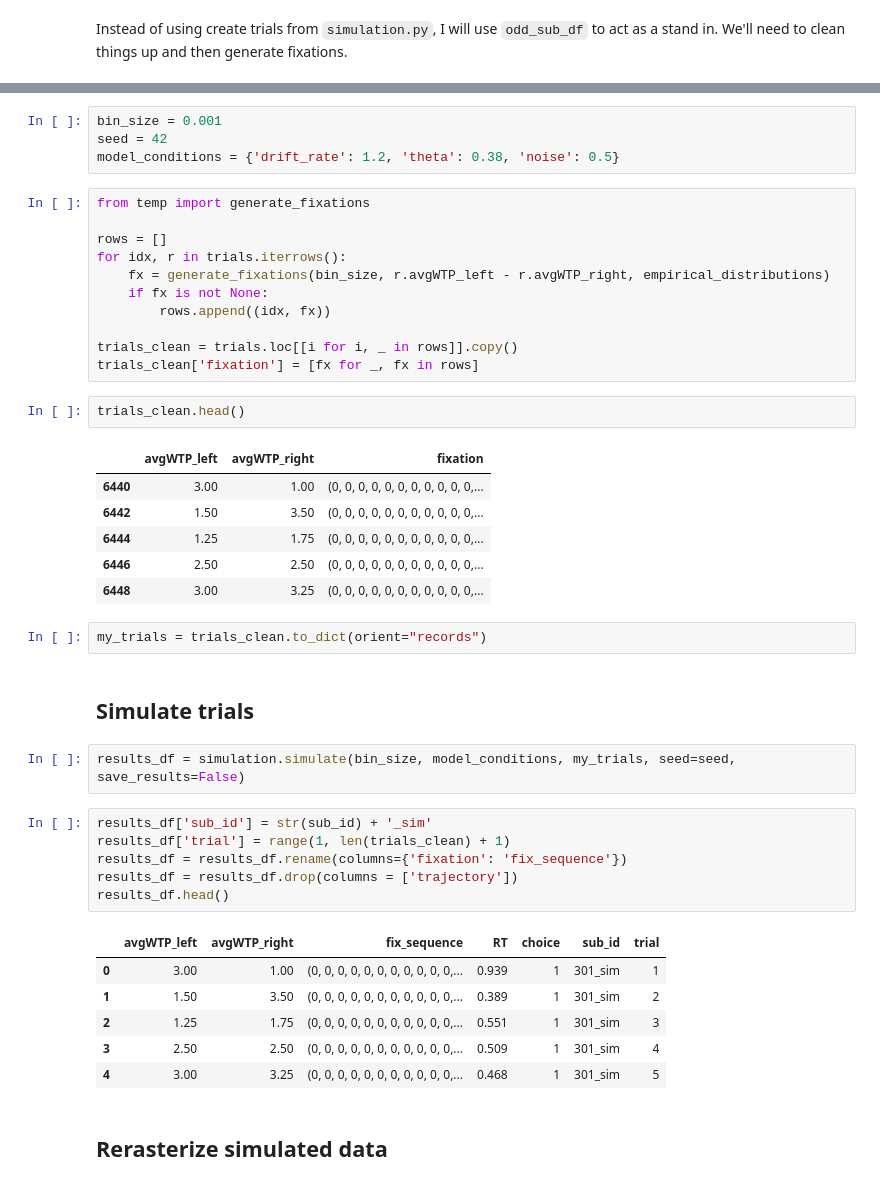
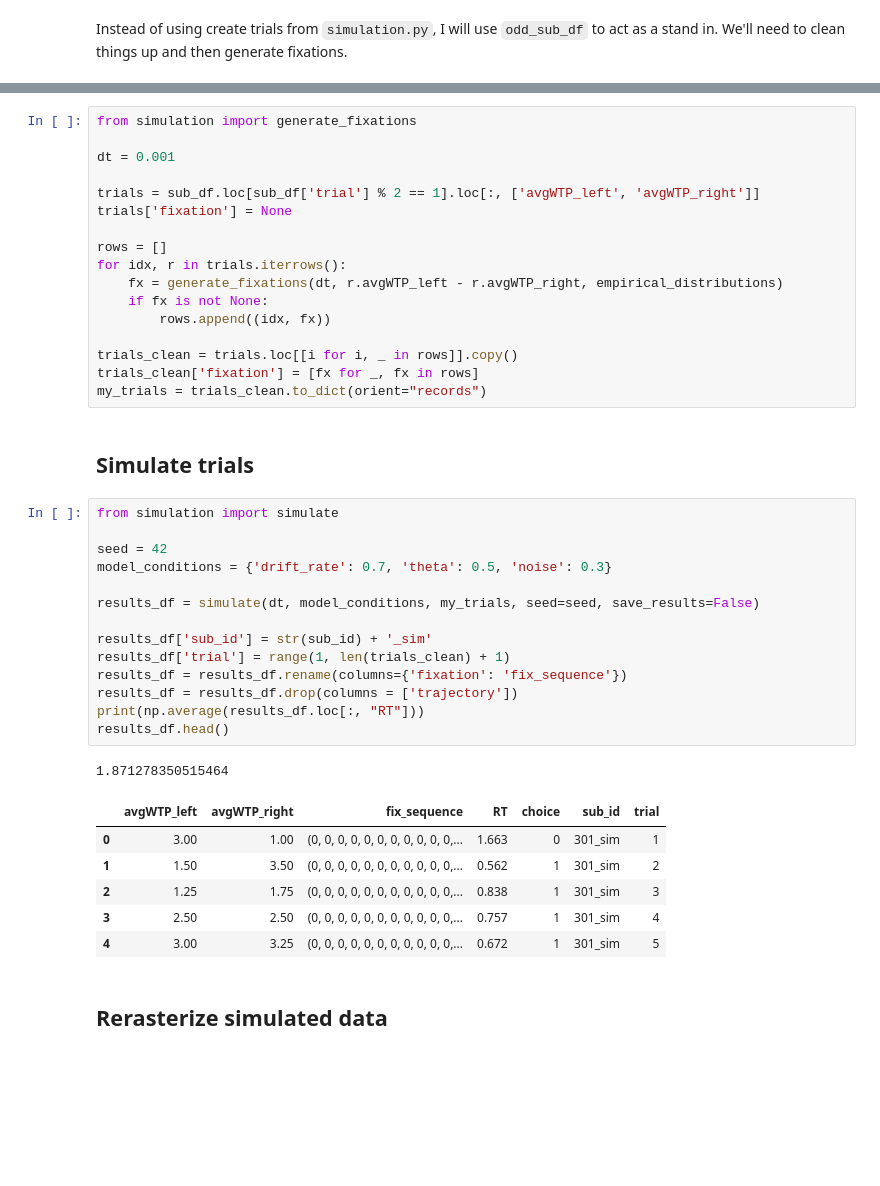
Before and after one commit to Hehesh/DDM, a Jupyter notebook: by_subject_simulation.ipynb, the cells around one changed output, grey strips where cells are left out. Saved outputs shown, nothing was run; the diff lists cells and outputs as text; blank space fills up the shorter version.

```diff
--- a/by_subject_simulation.ipynb
+++ b/by_subject_simulation.ipynb
@@ -55,45 +44,43 @@ See the caveats in the documentation: https://pandas.pydata.org/pandas-docs/stab
-# %%
-bin_size = 0.001
-seed = 42
-model_conditions = {'drift_rate': 1.2, 'theta': 0.38, 'noise': 0.5}
 # %%
-from temp import generate_fixations
+from simulation import generate_fixations
+
+dt = 0.001
+
+trials = sub_df.loc[sub_df['trial'] % 2 == 1].loc[:, ['avgWTP_left', 'avgWTP_right']]
+trials['fixation'] = None
 
 rows = []
 for idx, r in trials.iterrows():
-    fx = generate_fixations(bin_size, r.avgWTP_left - r.avgWTP_right, empirical_distributions)
+    fx = generate_fixations(dt, r.avgWTP_left - r.avgWTP_right, empirical_distributions)
     if fx is not None:
         rows.append((idx, fx))
 
 trials_clean = trials.loc[[i for i, _ in rows]].copy()
 trials_clean['fixation'] = [fx for _, fx in rows]
+my_trials = trials_clean.to_dict(orient="records")
-# %%
-trials_clean.head()
-# %% [output]
-|  | avgWTP_left | avgWTP_right | fixation |
-| 6440 | 3.00 | 1.00 | (0, 0, 0, 0, 0, 0, 0, 0, 0, 0, 0,... |
-| 6442 | 1.50 | 3.50 | (0, 0, 0, 0, 0, 0, 0, 0, 0, 0, 0,... |
-| 6444 | 1.25 | 1.75 | (0, 0, 0, 0, 0, 0, 0, 0, 0, 0, 0,... |
-| 6446 | 2.50 | 2.50 | (0, 0, 0, 0, 0, 0, 0, 0, 0, 0, 0,... |
-| 6448 | 3.00 | 3.25 | (0, 0, 0, 0, 0, 0, 0, 0, 0, 0, 0,... |
-# %%
-my_trials = trials_clean.to_dict(orient="records")
 # %% [markdown]
 ## Simulate trials
 # %%
-results_df = simulation.simulate(bin_size, model_conditions, my_trials, seed=seed, save_results=False)
+from simulation import simulate
+
+seed = 42
+model_conditions = {'drift_rate': 0.7, 'theta': 0.5, 'noise': 0.3}
+
+results_df = simulate(dt, model_conditions, my_trials, seed=seed, save_results=False)
+
+results_df['sub_id'] = str(sub_id) + '_sim'
+results_df['trial'] = range(1, len(trials_clean) + 1)
+results_df = results_df.rename(columns={'fixation': 'fix_sequence'})
+results_df = results_df.drop(columns = ['trajectory'])
+print(np.average(results_df.loc[:, "RT"]))
+results_df.head()
+# %% [output]
+1.871278350515464
+|  | avgWTP_left | avgWTP_right | fix_sequence | RT | choice | sub_id | trial |
+| 0 | 3.00 | 1.00 | (0, 0, 0, 0, 0, 0, 0, 0, 0, 0, 0,... | 1.663 | 0 | 301_sim | 1 |
+| 1 | 1.50 | 3.50 | (0, 0, 0, 0, 0, 0, 0, 0, 0, 0, 0,... | 0.562 | 1 | 301_sim | 2 |
+| 2 | 1.25 | 1.75 | (0, 0, 0, 0, 0, 0, 0, 0, 0, 0, 0,... | 0.838 | 1 | 301_sim | 3 |
+| 3 | 2.50 | 2.50 | (0, 0, 0, 0, 0, 0, 0, 0, 0, 0, 0,... | 0.757 | 1 | 301_sim | 4 |
+| 4 | 3.00 | 3.25 | (0, 0, 0, 0, 0, 0, 0, 0, 0, 0, 0,... | 0.672 | 1 | 301_sim | 5 |
-# %%
-results_df['sub_id'] = str(sub_id) + '_sim'
-results_df['trial'] = range(1, len(trials_clean) + 1)
-results_df = results_df.rename(columns={'fixation': 'fix_sequence'})
-results_df = results_df.drop(columns = ['trajectory'])
-results_df.head()
-# %% [output]
-|  | avgWTP_left | avgWTP_right | fix_sequence | RT | choice | sub_id | trial |
-| 0 | 3.00 | 1.00 | (0, 0, 0, 0, 0, 0, 0, 0, 0, 0, 0,... | 0.939 | 1 | 301_sim | 1 |
-| 1 | 1.50 | 3.50 | (0, 0, 0, 0, 0, 0, 0, 0, 0, 0, 0,... | 0.389 | 1 | 301_sim | 2 |
-| 2 | 1.25 | 1.75 | (0, 0, 0, 0, 0, 0, 0, 0, 0, 0, 0,... | 0.551 | 1 | 301_sim | 3 |
-| 3 | 2.50 | 2.50 | (0, 0, 0, 0, 0, 0, 0, 0, 0, 0, 0,... | 0.509 | 1 | 301_sim | 4 |
-| 4 | 3.00 | 3.25 | (0, 0, 0, 0, 0, 0, 0, 0, 0, 0, 0,... | 0.468 | 1 | 301_sim | 5 |
 # %% [markdown]
 ## Rerasterize simulated data
```
Also changed, not shown: parts of 12 cells of this notebook, 2 other files.
